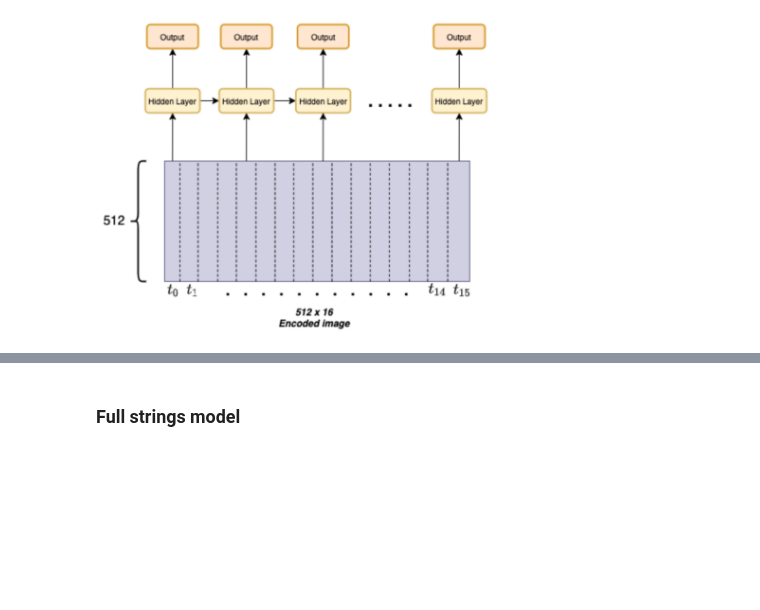
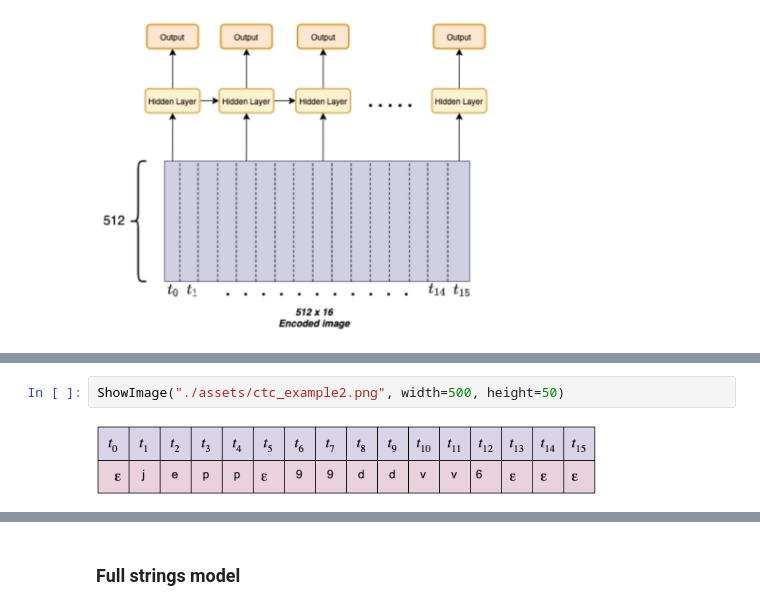
Before and after one commit to tomtalp/CaptchasProject, a Jupyter notebook: main_notebook.ipynb, the cells around one changed output, grey strips where cells are left out. Drawn from its saved outputs; the diff is of its cells as text; blank space fills up the shorter version.

```diff
--- a/main_notebook.ipynb
+++ b/main_notebook.ipynb
@@ -929,0 +962,4 @@ ShowImage("./assets/rnn_sequence1.png", width=400, height=50)
+# %%
+ShowImage("./assets/ctc_example2.png", width=500, height=50)
+# %% [output]
+[figure, added]
```
Also changed, not shown: parts of 11 cells of this notebook, 3 other files.
